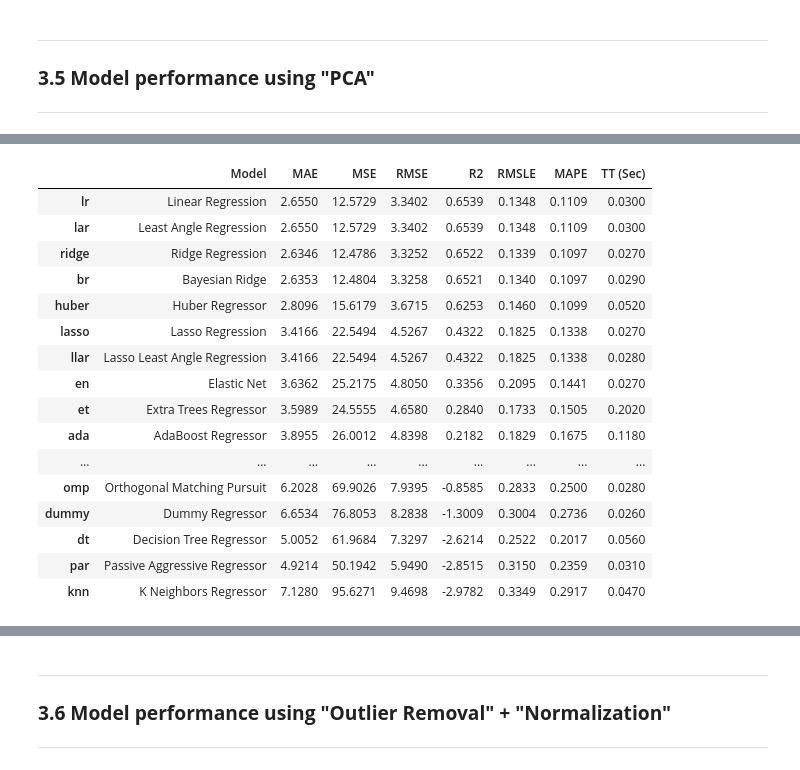
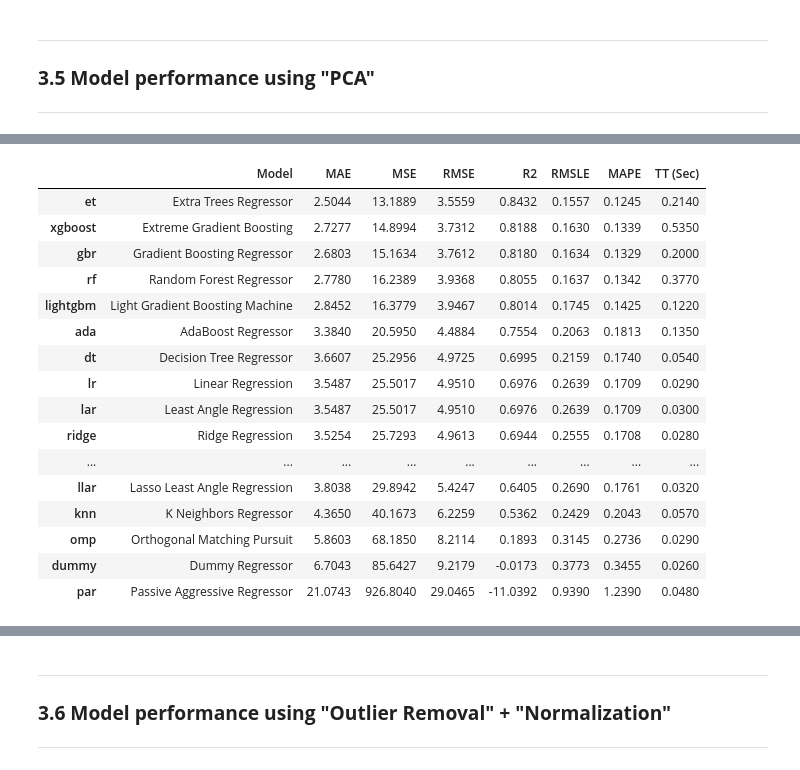
Before and after one commit to psrana/Machine-Learning-using-PyCaret, a Jupyter notebook: 01_Regression.ipynb, the cells around one changed output, grey strips where cells are left out. Drawn from its saved outputs; the diff is of its cells as text; code cells hidden in the pictures.

```diff
--- a/01_Regression.ipynb
+++ b/01_Regression.ipynb
@@ -355,31 +450,38 @@ cm = compare_models()
 ### **3.5 Model performance using "PCA"**
 ---
 # %%
-setup(data = bostonDataSet, target = 'medv',
-      pca = True, pca_method = 'linear', data_split_shuffle = False, verbose=False)
+from pycaret.datasets import get_data
+from pycaret.regression import *
+myDataSet = get_data("boston", verbose = False)
+
+setup(data = myDataSet, target = 'medv',
+      pca = True,
+      pca_method = 'linear',
+      verbose = False)
+
 cm = compare_models()
 
 # Re-run the code again for different parameters
 # pca_method = (linear, kernel, incremental)
 # %% [output]
 [interactive output not drawn]
 |  | Model | MAE | MSE | RMSE | R2 | RMSLE | MAPE | TT (Sec) |
-| lr | Linear Regression | 2.6550 | 12.5729 | 3.3402 | 0.6539 | 0.1348 | 0.1109 | 0.0300 |
-| lar | Least Angle Regression | 2.6550 | 12.5729 | 3.3402 | 0.6539 | 0.1348 | 0.1109 | 0.0300 |
-| ridge | Ridge Regression | 2.6346 | 12.4786 | 3.3252 | 0.6522 | 0.1339 | 0.1097 | 0.0270 |
-| br | Bayesian Ridge | 2.6353 | 12.4804 | 3.3258 | 0.6521 | 0.1340 | 0.1097 | 0.0290 |
-| huber | Huber Regressor | 2.8096 | 15.6179 | 3.6715 | 0.6253 | 0.1460 | 0.1099 | 0.0520 |
-| lasso | Lasso Regression | 3.4166 | 22.5494 | 4.5267 | 0.4322 | 0.1825 | 0.1338 | 0.0270 |
-| llar | Lasso Least Angle Regression | 3.4166 | 22.5494 | 4.5267 | 0.4322 | 0.1825 | 0.1338 | 0.0280 |
-| en | Elastic Net | 3.6362 | 25.2175 | 4.8050 | 0.3356 | 0.2095 | 0.1441 | 0.0270 |
-| et | Extra Trees Regressor | 3.5989 | 24.5555 | 4.6580 | 0.2840 | 0.1733 | 0.1505 | 0.2020 |
-| ada | AdaBoost Regressor | 3.8955 | 26.0012 | 4.8398 | 0.2182 | 0.1829 | 0.1675 | 0.1180 |
+| et | Extra Trees Regressor | 2.5044 | 13.1889 | 3.5559 | 0.8432 | 0.1557 | 0.1245 | 0.2140 |
+| xgboost | Extreme Gradient Boosting | 2.7277 | 14.8994 | 3.7312 | 0.8188 | 0.1630 | 0.1339 | 0.5350 |
+| gbr | Gradient Boosting Regressor | 2.6803 | 15.1634 | 3.7612 | 0.8180 | 0.1634 | 0.1329 | 0.2000 |
+| rf | Random Forest Regressor | 2.7780 | 16.2389 | 3.9368 | 0.8055 | 0.1637 | 0.1342 | 0.3770 |
+| lightgbm | Light Gradient Boosting Machine | 2.8452 | 16.3779 | 3.9467 | 0.8014 | 0.1745 | 0.1425 | 0.1220 |
+| ada | AdaBoost Regressor | 3.3840 | 20.5950 | 4.4884 | 0.7554 | 0.2063 | 0.1813 | 0.1350 |
+| dt | Decision Tree Regressor | 3.6607 | 25.2956 | 4.9725 | 0.6995 | 0.2159 | 0.1740 | 0.0540 |
+| lr | Linear Regression | 3.5487 | 25.5017 | 4.9510 | 0.6976 | 0.2639 | 0.1709 | 0.0290 |
+| lar | Least Angle Regression | 3.5487 | 25.5017 | 4.9510 | 0.6976 | 0.2639 | 0.1709 | 0.0300 |
+| ridge | Ridge Regression | 3.5254 | 25.7293 | 4.9613 | 0.6944 | 0.2555 | 0.1708 | 0.0280 |
 | ... | ... | ... | ... | ... | ... | ... | ... | ... |
-| omp | Orthogonal Matching Pursuit | 6.2028 | 69.9026 | 7.9395 | -0.8585 | 0.2833 | 0.2500 | 0.0280 |
-| dummy | Dummy Regressor | 6.6534 | 76.8053 | 8.2838 | -1.3009 | 0.3004 | 0.2736 | 0.0260 |
-| dt | Decision Tree Regressor | 5.0052 | 61.9684 | 7.3297 | -2.6214 | 0.2522 | 0.2017 | 0.0560 |
-| par | Passive Aggressive Regressor | 4.9214 | 50.1942 | 5.9490 | -2.8515 | 0.3150 | 0.2359 | 0.0310 |
-| knn | K Neighbors Regressor | 7.1280 | 95.6271 | 9.4698 | -2.9782 | 0.3349 | 0.2917 | 0.0470 |
+| llar | Lasso Least Angle Regression | 3.8038 | 29.8942 | 5.4247 | 0.6405 | 0.2690 | 0.1761 | 0.0320 |
+| knn | K Neighbors Regressor | 4.3650 | 40.1673 | 6.2259 | 0.5362 | 0.2429 | 0.2043 | 0.0570 |
+| omp | Orthogonal Matching Pursuit | 5.8603 | 68.1850 | 8.2114 | 0.1893 | 0.3145 | 0.2736 | 0.0290 |
+| dummy | Dummy Regressor | 6.7043 | 85.6427 | 9.2179 | -0.0173 | 0.3773 | 0.3455 | 0.0260 |
+| par | Passive Aggressive Regressor | 21.0743 | 926.8040 | 29.0465 | -11.0392 | 0.9390 | 1.2390 | 0.0480 |
 [interactive output not drawn]
 # %% [markdown]
 ---
```
Also changed, not shown: parts of 61 cells of this notebook.
